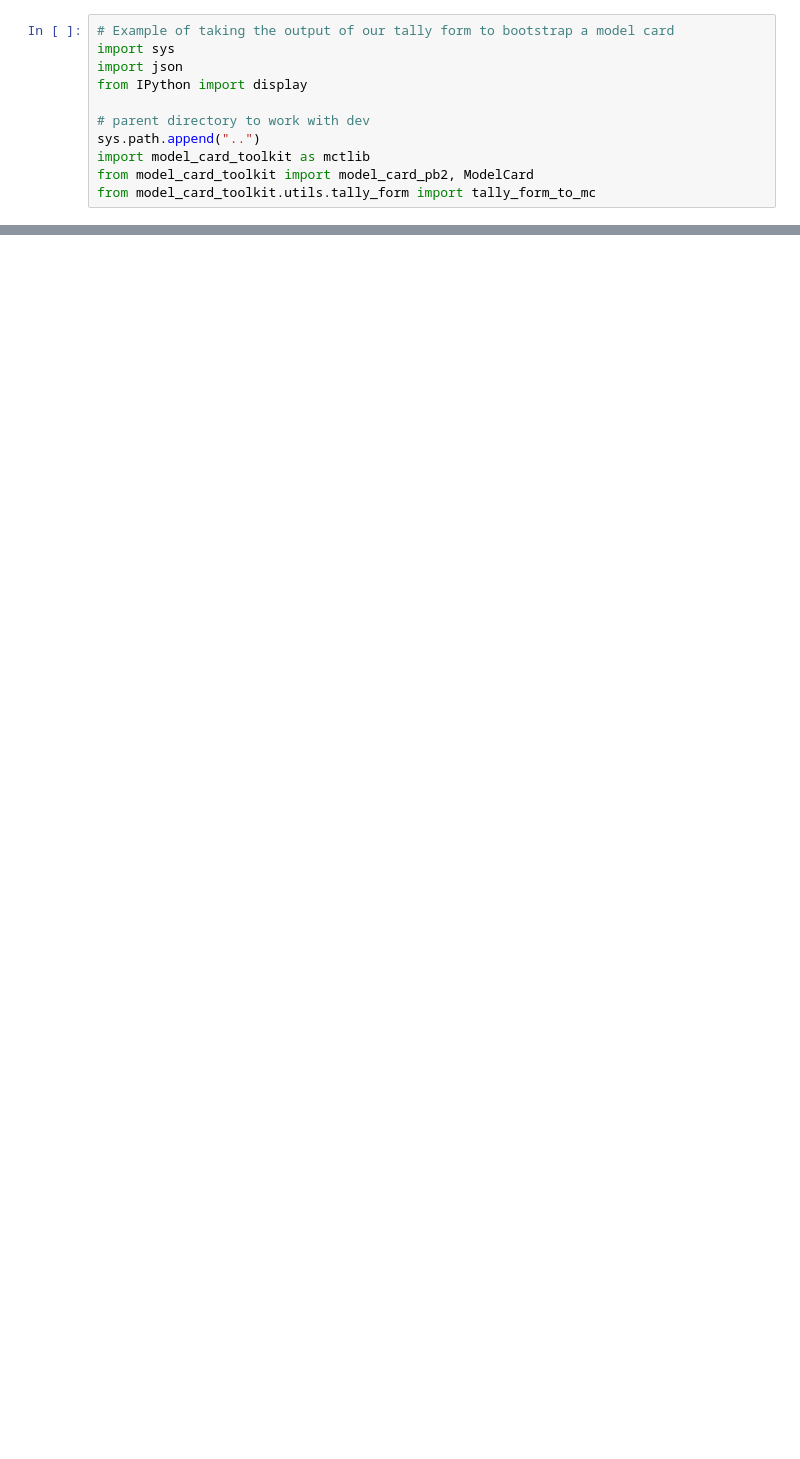
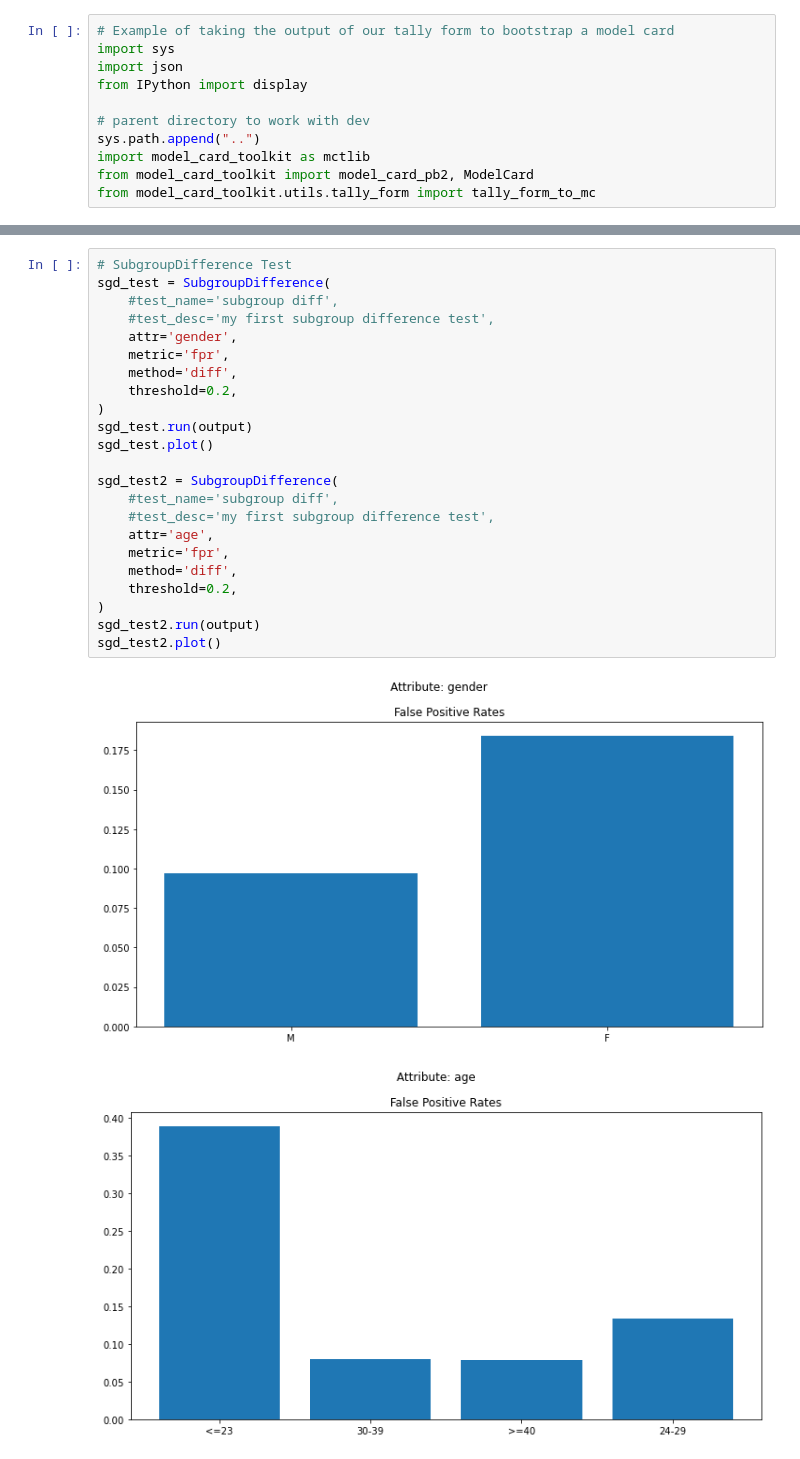
Before and after one commit to cylynx/verifyml, a Jupyter notebook: examples/tally_form_example.ipynb, the cells around one changed output, grey strips where cells are left out. Cells and saved outputs as stored; diff of their text form; blank space fills up the shorter version.

```diff
--- a/examples/tally_form_example.ipynb
+++ b/examples/tally_form_example.ipynb
@@ -18,0 +97,26 @@ with open('./temp.proto', "wb") as f:
+# %%
+# SubgroupDifference Test
+sgd_test = SubgroupDifference(
+    #test_name='subgroup diff',
+    #test_desc='my first subgroup difference test',
+    attr='gender',
+    metric='fpr',
+    method='diff',
+    threshold=0.2,
+)
+sgd_test.run(output)
+sgd_test.plot()
+
+sgd_test2 = SubgroupDifference(
+    #test_name='subgroup diff',
+    #test_desc='my first subgroup difference test',
+    attr='age',
+    metric='fpr',
+    method='diff',
+    threshold=0.2,
+)
+sgd_test2.run(output)
+sgd_test2.plot()
+# %% [output]
+[figure, added]
+[figure, added]
```
Also changed, not shown: parts of 16 cells of this notebook, 1 other file.
